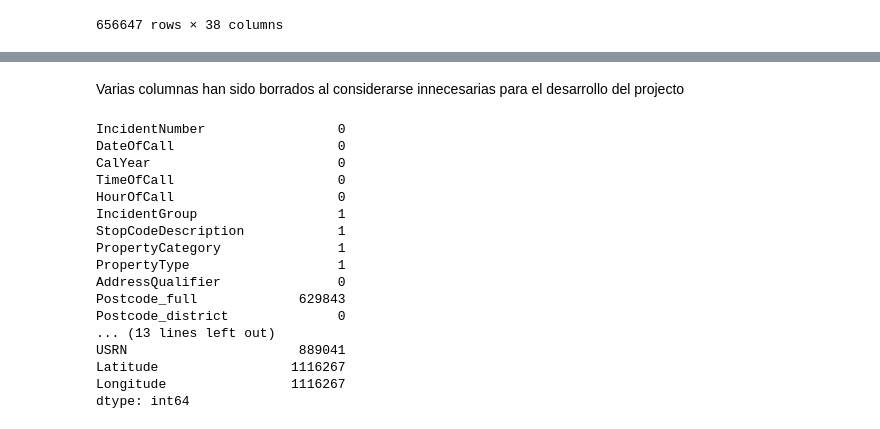
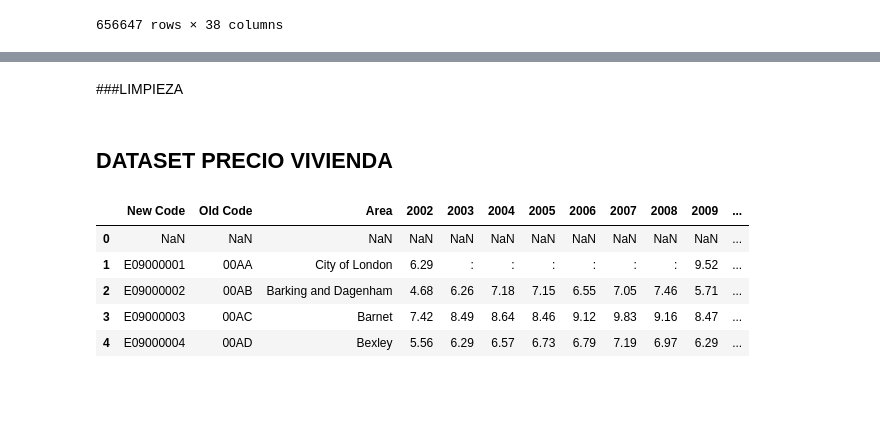
Before and after one commit to Roberto-he/TFM_RHG, a Jupyter notebook: TFM_FIRE_RHG.ipynb, the cells around one changed output, grey strips where cells are left out. Saved outputs shown, nothing was run; the diff lists cells and outputs as text; code cells hidden in the pictures; blank space fills up the shorter version.

```diff
--- a/TFM_FIRE_RHG.ipynb
+++ b/TFM_FIRE_RHG.ipynb
@@ -265,2 +246,0 @@ df
-# %% [markdown]
-Varias columnas han sido borrados al considerarse innecesarias para el desarrollo del projecto
@@ -269,21 +247,14 @@ df=df.drop(["SpecialServiceType","FirstPumpArriving_AttendanceTime","FirstPumpAr
-# %%
-# Buscamos valores perdidos
-df.isna().sum()
-# %% [output]
-IncidentNumber                 0
-DateOfCall                     0
-CalYear                        0
-TimeOfCall                     0
-HourOfCall                     0
-IncidentGroup                  1
-StopCodeDescription            1
-PropertyCategory               1
-PropertyType                   1
-AddressQualifier               0
-Postcode_full             629843
-Postcode_district              0
-... (13 lines left out)
-USRN                      889041
-Latitude                 1116267
-Longitude                1116267
-dtype: int64
+# %% [markdown]
+###LIMPIEZA
+# %% [markdown]
+## DATASET PRECIO VIVIENDA
+# %%
+viviendas = pd.read_excel('/gdrive/My Drive/TFM-Roberto_Hernandez/datasets/ratio-house-price-earnings-residence-based.xlsx')
+viviendas.head()
+# %% [output]
+|  | New Code | Old Code | Area | 2002 | 2003 | 2004 | 2005 | 2006 | 2007 | 2008 | 2009 | ... |
+| 0 | NaN | NaN | NaN | NaN | NaN | NaN | NaN | NaN | NaN | NaN | NaN | ... |
+| 1 | E09000001 | 00AA | City of London | 6.29 | : | : | : | : | : | : | 9.52 | ... |
+| 2 | E09000002 | 00AB | Barking and Dagenham | 4.68 | 6.26 | 7.18 | 7.15 | 6.55 | 7.05 | 7.46 | 5.71 | ... |
+| 3 | E09000003 | 00AC | Barnet | 7.42 | 8.49 | 8.64 | 8.46 | 9.12 | 9.83 | 9.16 | 8.47 | ... |
+| 4 | E09000004 | 00AD | Bexley | 5.56 | 6.29 | 6.57 | 6.73 | 6.79 | 7.19 | 6.97 | 6.29 | ... |
```
Also changed, not shown: parts of 55 cells of this notebook.
